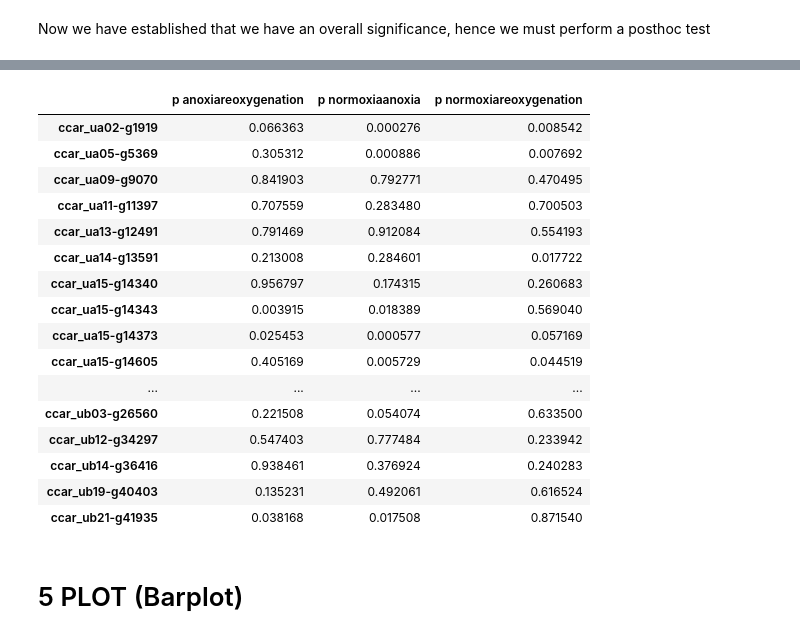
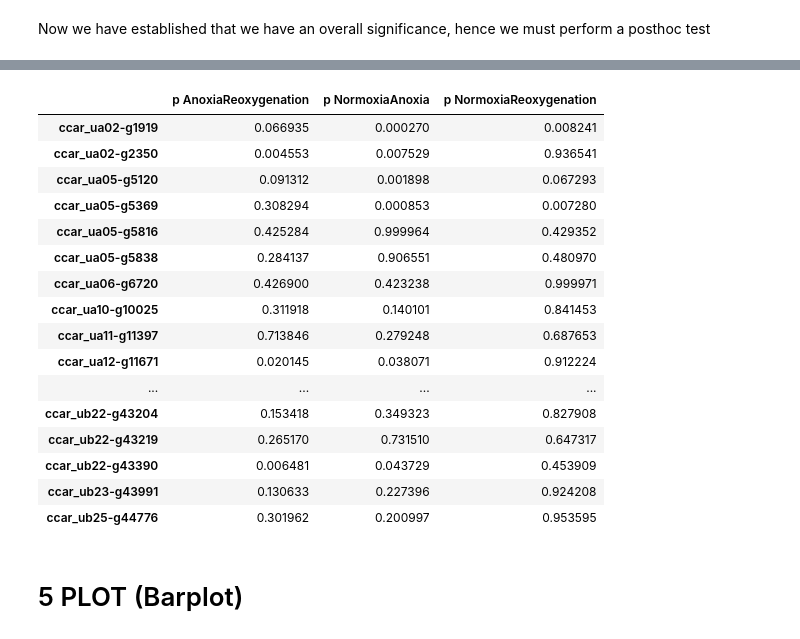
Before and after one commit to MagdalenaWinklhofer/WholeGenomeBisulphiteSequencing, a Jupyter notebook: DNAseq_pipeline/12_TMM_data_plot.ipynb, the cells around one changed output, grey strips where cells are left out. Drawn from its saved outputs; the diff is of its cells as text; code cells hidden in the pictures.

```diff
--- a/DNAseq_pipeline/12_TMM_data_plot.ipynb
+++ b/DNAseq_pipeline/12_TMM_data_plot.ipynb
@@ -267,25 +223,25 @@ post_res
 # %%
-post_res.drop(columns=['p anoxiaanoxia', 'p reoxygenationreoxygenation', 'p normoxianormoxia', 'p anoxianormoxia', 'p reoxygenationnormoxia', 'p reoxygenationnormoxia', 'p reoxygenationanoxia'], inplace=True)
+post_res = posthoc_test(tmm_norm)
+post_res.drop(columns=['p AnoxiaAnoxia', 'p ReoxygenationReoxygenation', 'p NormoxiaNormoxia', 'p AnoxiaNormoxia', 'p ReoxygenationNormoxia', 'p ReoxygenationNormoxia', 'p ReoxygenationAnoxia'], inplace=True)
+post_res
+# %% [output]
+|  | p AnoxiaReoxygenation | p NormoxiaAnoxia | p NormoxiaReoxygenation |
+| ccar_ua02-g1919 | 0.066935 | 0.000270 | 0.008241 |
+| ccar_ua02-g2350 | 0.004553 | 0.007529 | 0.936541 |
+| ccar_ua05-g5120 | 0.091312 | 0.001898 | 0.067293 |
+| ccar_ua05-g5369 | 0.308294 | 0.000853 | 0.007280 |
+| ccar_ua05-g5816 | 0.425284 | 0.999964 | 0.429352 |
+| ccar_ua05-g5838 | 0.284137 | 0.906551 | 0.480970 |
+| ccar_ua06-g6720 | 0.426900 | 0.423238 | 0.999971 |
+| ccar_ua10-g10025 | 0.311918 | 0.140101 | 0.841453 |
+| ccar_ua11-g11397 | 0.713846 | 0.279248 | 0.687653 |
+| ccar_ua12-g11671 | 0.020145 | 0.038071 | 0.912224 |
+| ... | ... | ... | ... |
+| ccar_ub22-g43204 | 0.153418 | 0.349323 | 0.827908 |
+| ccar_ub22-g43219 | 0.265170 | 0.731510 | 0.647317 |
+| ccar_ub22-g43390 | 0.006481 | 0.043729 | 0.453909 |
+| ccar_ub23-g43991 | 0.130633 | 0.227396 | 0.924208 |
+| ccar_ub25-g44776 | 0.301962 | 0.200997 | 0.953595 |
-# %%
-post_res
-# %% [output]
-|  | p anoxiareoxygenation | p normoxiaanoxia | p normoxiareoxygenation |
-| ccar_ua02-g1919 | 0.066363 | 0.000276 | 0.008542 |
-| ccar_ua05-g5369 | 0.305312 | 0.000886 | 0.007692 |
-| ccar_ua09-g9070 | 0.841903 | 0.792771 | 0.470495 |
-| ccar_ua11-g11397 | 0.707559 | 0.283480 | 0.700503 |
-| ccar_ua13-g12491 | 0.791469 | 0.912084 | 0.554193 |
-| ccar_ua14-g13591 | 0.213008 | 0.284601 | 0.017722 |
-| ccar_ua15-g14340 | 0.956797 | 0.174315 | 0.260683 |
-| ccar_ua15-g14343 | 0.003915 | 0.018389 | 0.569040 |
-| ccar_ua15-g14373 | 0.025453 | 0.000577 | 0.057169 |
-| ccar_ua15-g14605 | 0.405169 | 0.005729 | 0.044519 |
-| ... | ... | ... | ... |
-| ccar_ub03-g26560 | 0.221508 | 0.054074 | 0.633500 |
-| ccar_ub12-g34297 | 0.547403 | 0.777484 | 0.233942 |
-| ccar_ub14-g36416 | 0.938461 | 0.376924 | 0.240283 |
-| ccar_ub19-g40403 | 0.135231 | 0.492061 | 0.616524 |
-| ccar_ub21-g41935 | 0.038168 | 0.017508 | 0.871540 |
 # %% [markdown]
 # 5 PLOT (Barplot)
 # %%
```
Also changed, not shown: parts of 23 cells of this notebook, 11 other files.
